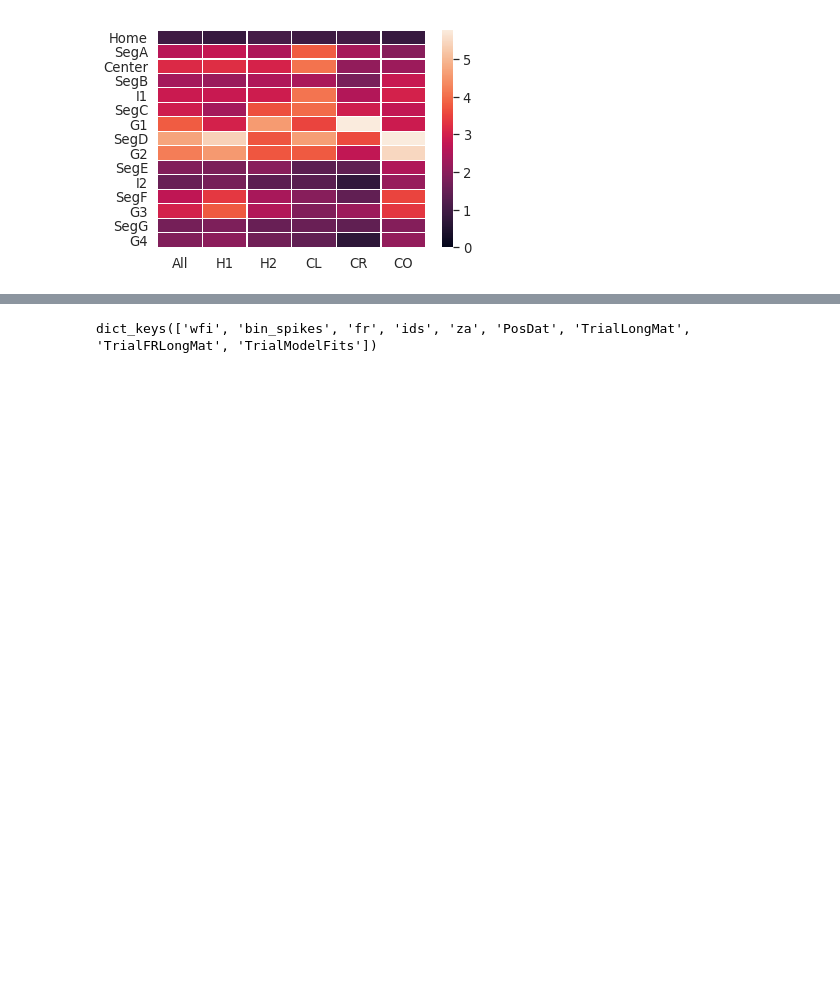
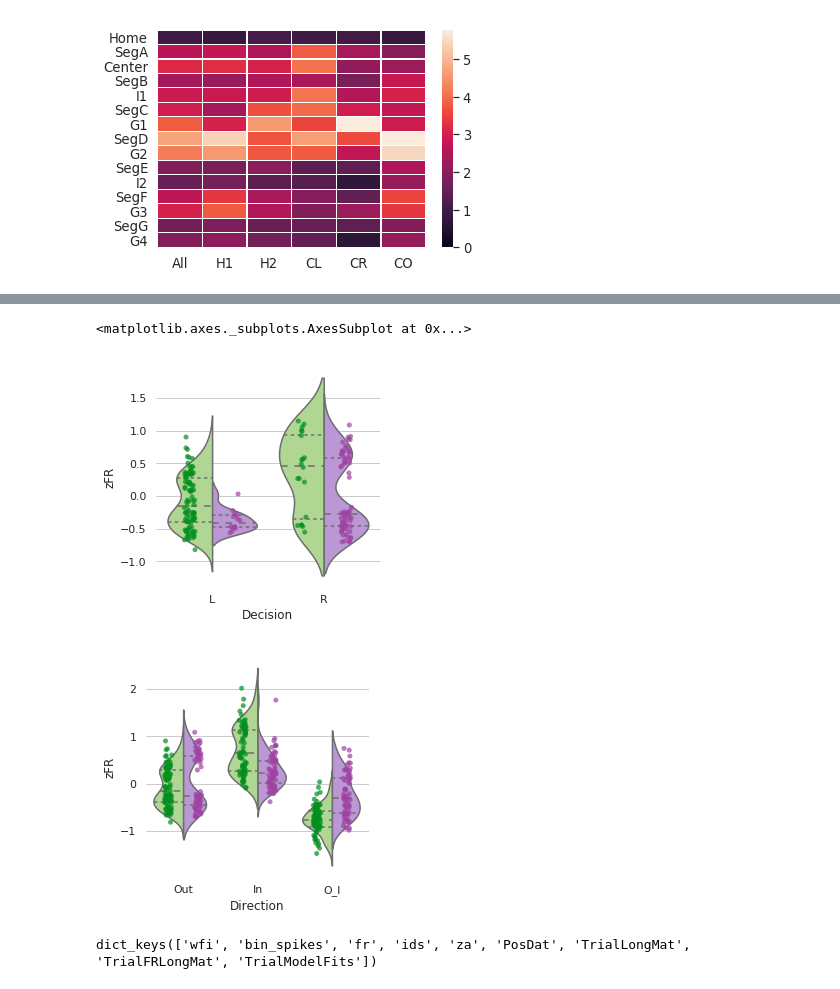
Before and after one commit to alexgonzl/TreeMazeAnalyses, a Jupyter notebook: Notebooks/singleCellPlots.ipynb, the cells around one changed output, grey strips where cells are left out. Saved outputs shown, nothing was run; the diff lists cells and outputs as text; code cells hidden in the pictures; blank space fills up the shorter version.

```diff
--- a/Notebooks/singleCellPlots.ipynb
+++ b/Notebooks/singleCellPlots.ipynb
@@ -380,6 +523,8 @@ def plotTrial_Desc(frVector,trDat,ax=None):
     l=ax.get_legend()
     handles, labels = ax.get_legend_handles_labels()
     l.set_visible(False)
-    plt.legend(handles[2:],labels[2:],bbox_to_anchor=(1.05, 0), loc=3, borderaxespad=0.,frameon=False,title='Cue')
+    #plt.legend(handles[2:],labels[2:],bbox_to_anchor=(1.05, 0), borderaxespad=0.,frameon=False,title='Cue')
 
-    return ax
+    #plt.legend(handles[2:],labels[2:],loc=(1,1), borderaxespad=0.,frameon=False,title='Cue')
+
+    return ax,
@@ -395,3 +531,34 @@ SyntaxError: invalid syntax (<ipython-input-356-16d0ff424391>, line 3)
+# %%
+
+trDat = dat['TrialLongMat']
+nCells = len(dat['ids']['cells'])
+nMua = len(dat['ids']['muas'])
+nUnits = nCells+nMua
+
+unitNum = 3
+cellDat = trDat.copy()
+cellDat.loc[:,'zFR'] = fr
+
+if unitNum<nCells:
+    tt = dat['ids']['cells'][str(unitNum)][0]
+    cl = dat['ids']['cells'][str(unitNum)][1]
+    fr = dat['TrialFRLongMat']['cell_'+str(unitNum)]
+    tR2 = dat['TrialModelFits']['testR2'][unitNum]
+    selMod = dat['TrialModelFits']['selMod'][unitNum]
+else:
+    muaID = unitNum-nCells
+    tt = dat['ids']['muas'][str(muaID)][0]
+    cl = dat['ids']['muas'][str(muaID)][1]
+    fr = dat['TrialFRLongMat']['mua_'+str(muaID)]
+    tR2 = dat['TrialModelFits']['testR2'][unitNum]
+    selMod = dat['TrialModelFits']['selMod'][unitNum]
+
+plotTrial_Desc(fr,trDat)
+plotTrial_IO(fr,trDat)
+# %% [output]
+<matplotlib.axes._subplots.AxesSubplot at 0x...>
+[figure, added]
+[figure, added]
 # %%
 print(dat.keys())
 dat['TrialModelFits']#[['testR2','selMod']]
```
Also changed, not shown: parts of 52 cells of this notebook, 2 other files.
